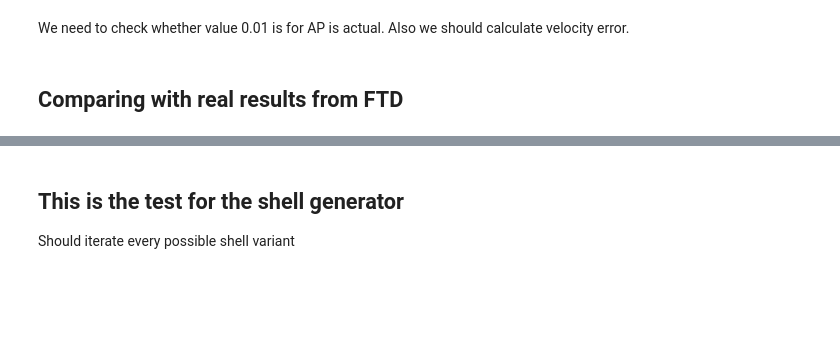
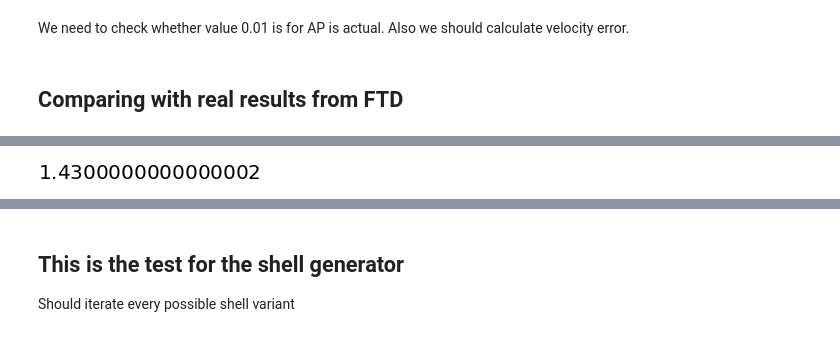
Before and after one commit to dkargin/ftd_spreadsheets, a Jupyter notebook: FTD_Turret.ipynb, the cells around one changed output, grey strips where cells are left out. Cells and saved outputs as stored; diff of their text form; code cells hidden in the pictures; blank space fills up the shorter version.

```diff
--- a/FTD_Turret.ipynb
+++ b/FTD_Turret.ipynb
@@ -169 +256,5 @@ shell
+# %%
+1.3*1.1
+# %% [output]
+[figure, added]
 # %%
```
Also changed, not shown: parts of 21 cells of this notebook, 1 other file.
